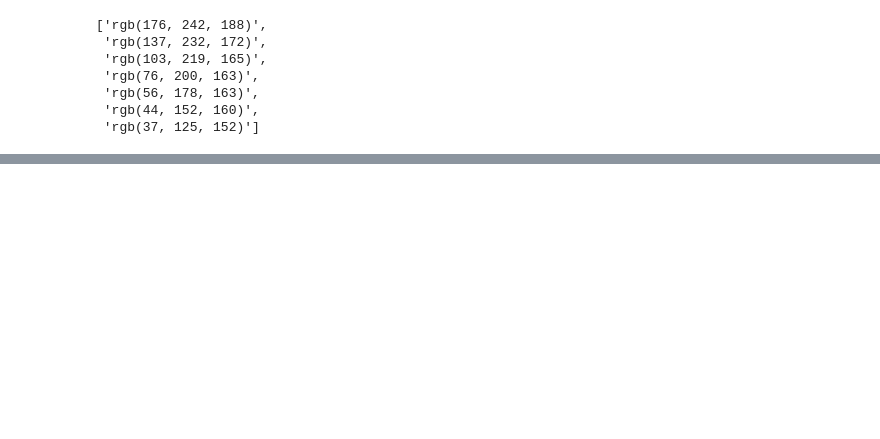
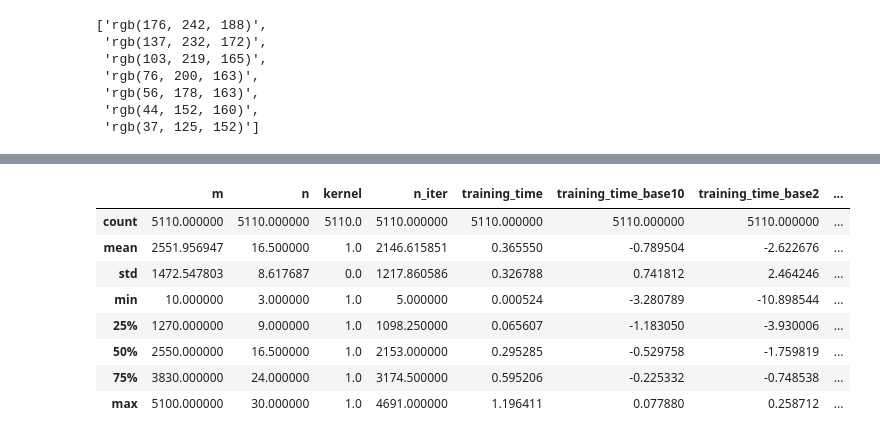
Before and after one commit to linahourieh/Training_Time_Estimation, a Jupyter notebook: src/undertand_data.ipynb, the cells around one changed output, grey strips where cells are left out. Cells and saved outputs as stored; diff of their text form; code cells hidden in the pictures; blank space fills up the shorter version.

```diff
--- a/src/undertand_data.ipynb
+++ b/src/undertand_data.ipynb
@@ -255,0 +202,24 @@ df_filtered
+# %%
+# base 10 on 'training_time' column
+kernel1.df['training_time_base10'] = np.log10(kernel1.df['training_time'])
+# %%
+# base 2 on 'training_time' column
+kernel1.df['training_time_base2'] = np.log2(kernel1.df['training_time'])
+# %%
+# square root on 'training_time' column
+kernel1.df['training_time_square_root'] = np.power(kernel1.df['training_time'], 1/2)
+# %%
+# cube root on 'training_time' column
+kernel1.df['training_time_cube_root'] = np.power(kernel1.df['training_time'], 1/3)
+# %%
+kernel1.df.describe()
+# %% [output]
+|  | m | n | kernel | n_iter | training_time | training_time_base10 | training_time_base2 | ... |
+| count | 5110.000000 | 5110.000000 | 5110.0 | 5110.000000 | 5110.000000 | 5110.000000 | 5110.000000 | ... |
+| mean | 2551.956947 | 16.500000 | 1.0 | 2146.615851 | 0.365550 | -0.789504 | -2.622676 | ... |
+| std | 1472.547803 | 8.617687 | 0.0 | 1217.860586 | 0.326788 | 0.741812 | 2.464246 | ... |
+| min | 10.000000 | 3.000000 | 1.0 | 5.000000 | 0.000524 | -3.280789 | -10.898544 | ... |
+| 25% | 1270.000000 | 9.000000 | 1.0 | 1098.250000 | 0.065607 | -1.183050 | -3.930006 | ... |
+| 50% | 2550.000000 | 16.500000 | 1.0 | 2153.000000 | 0.295285 | -0.529758 | -1.759819 | ... |
+| 75% | 3830.000000 | 24.000000 | 1.0 | 3174.500000 | 0.595206 | -0.225332 | -0.748538 | ... |
+| max | 5100.000000 | 30.000000 | 1.0 | 4691.000000 | 1.196411 | 0.077880 | 0.258712 | ... |
```
Also changed, not shown: parts of 45 cells of this notebook.
